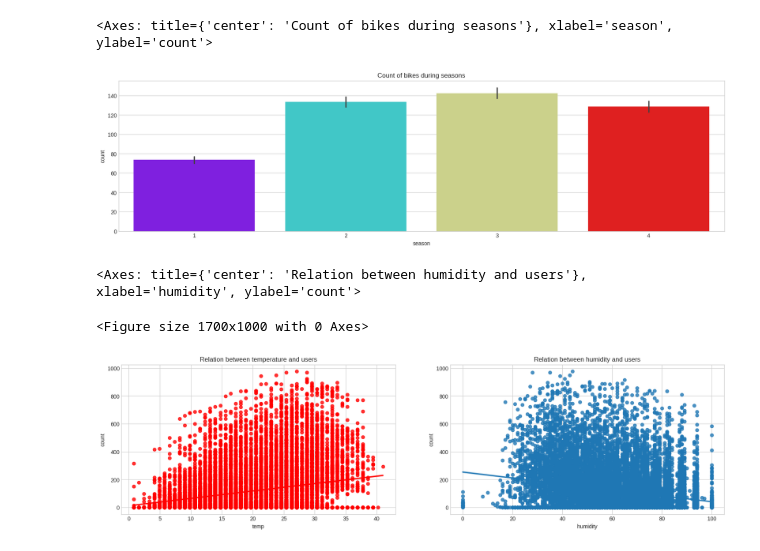
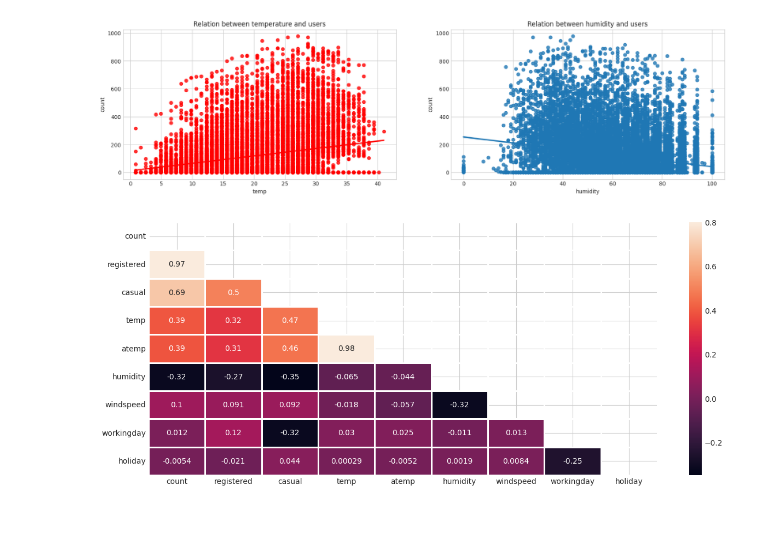
Before and after one commit to SHERWIN-HUYNH/ML-Bike-Sharing-Demand, a Jupyter notebook: bikeshare_final.ipynb, the cells around one changed output. Drawn from its saved outputs; the diff is of its cells as text; code cells hidden in the pictures; blank space fills up the shorter version.

```diff
--- a/bikeshare_final.ipynb
+++ b/bikeshare_final.ipynb
@@ -409,26 +367,44 @@ _()
 # %%
 _df = all_df.copy()
 
-_fig, _ax = plt.subplots(figsize=(20,5))
-sns.barplot(data=_df, x='season', y='count', hue='season', palette='rainbow', legend=False, ax=_ax)
-_ax.set(title='Count of bikes during seasons')
+plt.figure(figsize=(17, 10))
+fig, (ax1, ax2) = plt.subplots(ncols=2, figsize=(20, 5))
+sns.regplot(x=_df["temp"], y=_df["count"], ax=ax1, color="red")
+ax1.set(title="Relation between temperature and users")
+sns.regplot(x=_df["humidity"], y=_df["count"], ax=ax2)
+ax2.set(title="Relation between humidity and users")
 
-_ax
+fig.gca()
 # %% [output]
-<Axes: title={'center': 'Count of bikes during seasons'}, xlabel='season', ylabel='count'>
-[figure, old version]
+[figure, new version]
 # %%
-_df = all_df.copy()
+_df = train_df[
+    [
+        "count",
+        "registered",
+        "casual",
+        "temp",
+        "atemp",
+        "humidity",
+        "windspeed",
+        "workingday",
+        "holiday",
+    ]
+]
 
-plt.figure(figsize=(17, 10))
-fig, (ax1,ax2) = plt.subplots(ncols=2, figsize=(20,5))
-sns.regplot(x=_df['temp'], y=_df['count'], ax=ax1 ,color='red')
-ax1.set(title="Relation between temperature and users")
-sns.regplot(x=_df['humidity'], y=_df['count'], ax=ax2)
-ax2.set(title="Relation between humidity and users")
-
-fig.gca()
+corrMatt = _df.corr()
+mask = np.zeros_like(corrMatt)
+mask[np.triu_indices_from(mask)] = True
+_fig, _ax = plt.subplots(figsize=(15, 6))
+sns.heatmap(
+    corrMatt,
+    mask=mask,
+    vmax=0.8,
+    square=False,
+    annot=True,
+    ax=_ax,
+    linewidths=1,
+)
+_ax
 # %% [output]
-<Axes: title={'center': 'Relation between humidity and users'}, xlabel='humidity', ylabel='count'>
-<Figure size 1700x1000 with 0 Axes>
-[figure, old version]
+[figure, new version]
```
Also changed, not shown: parts of 86 cells of this notebook.
